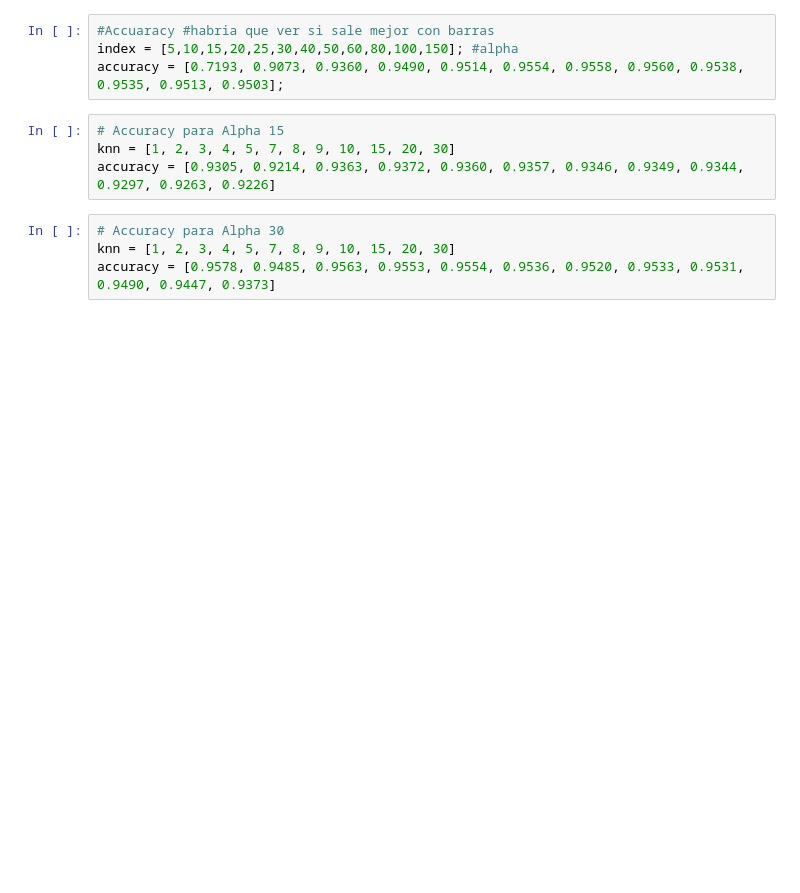
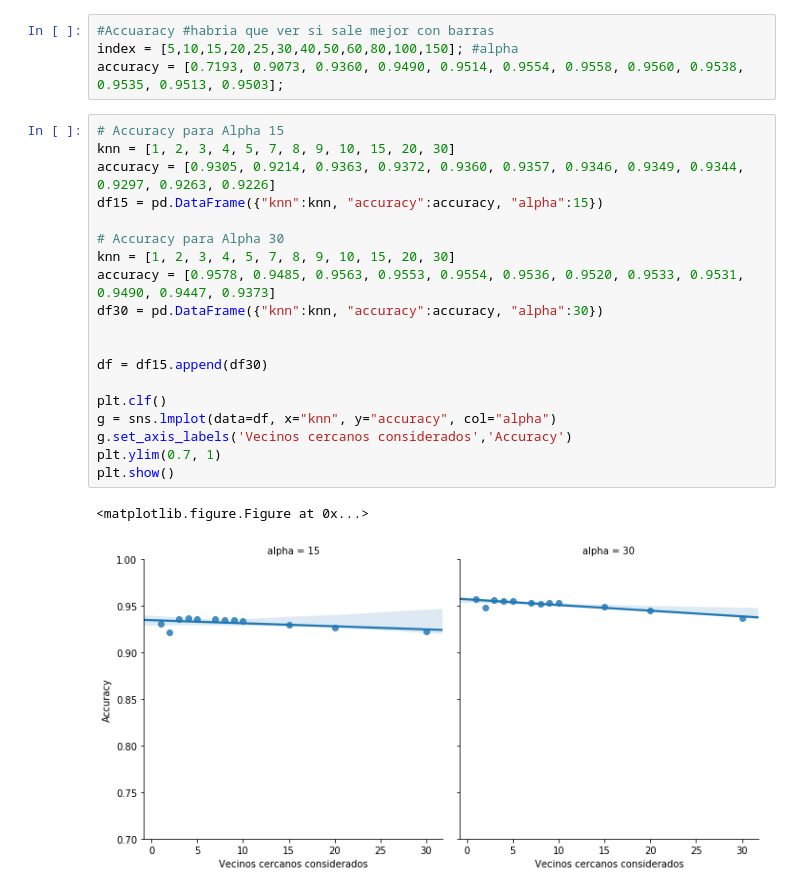
Before and after one commit to kevinfra/metnum-tp2, a Jupyter notebook: informe/Untitled.ipynb, the cells around one changed output. Drawn from its saved outputs; the diff is of its cells as text; blank space fills up the shorter version.

```diff
--- a/informe/Untitled.ipynb
+++ b/informe/Untitled.ipynb
@@ -37,10 +89,24 @@ accuracy = [0.7193, 0.9073, 0.9360, 0.9490, 0.9514, 0.9554, 0.9558, 0.9560, 0.95
 # %%
 # Accuracy para Alpha 15
 knn = [1, 2, 3, 4, 5, 7, 8, 9, 10, 15, 20, 30]
 accuracy = [0.9305, 0.9214, 0.9363, 0.9372, 0.9360, 0.9357, 0.9346, 0.9349, 0.9344, 0.9297, 0.9263, 0.9226]
+df15 = pd.DataFrame({"knn":knn, "accuracy":accuracy, "alpha":15})
+
+# Accuracy para Alpha 30
+knn = [1, 2, 3, 4, 5, 7, 8, 9, 10, 15, 20, 30]
+accuracy = [0.9578, 0.9485, 0.9563, 0.9553, 0.9554, 0.9536, 0.9520, 0.9533, 0.9531, 0.9490, 0.9447, 0.9373]
+df30 = pd.DataFrame({"knn":knn, "accuracy":accuracy, "alpha":30})
+
+
+df = df15.append(df30)
+
+plt.clf()
+g = sns.lmplot(data=df, x="knn", y="accuracy", col="alpha")
+g.set_axis_labels('Vecinos cercanos considerados','Accuracy')
+plt.ylim(0.7, 1)
+plt.show()
+# %% [output]
+<matplotlib.figure.Figure at 0x...>
+[figure, added]
-# %%
-# Accuracy para Alpha 30
-knn = [1, 2, 3, 4, 5, 7, 8, 9, 10, 15, 20, 30]
-accuracy = [0.9578, 0.9485, 0.9563, 0.9553, 0.9554, 0.9536, 0.9520, 0.9533, 0.9531, 0.9490, 0.9447, 0.9373]
 # %%
 #F1 Score key digitos alpha 15
```
Also changed, not shown: parts of 4 cells of this notebook.
